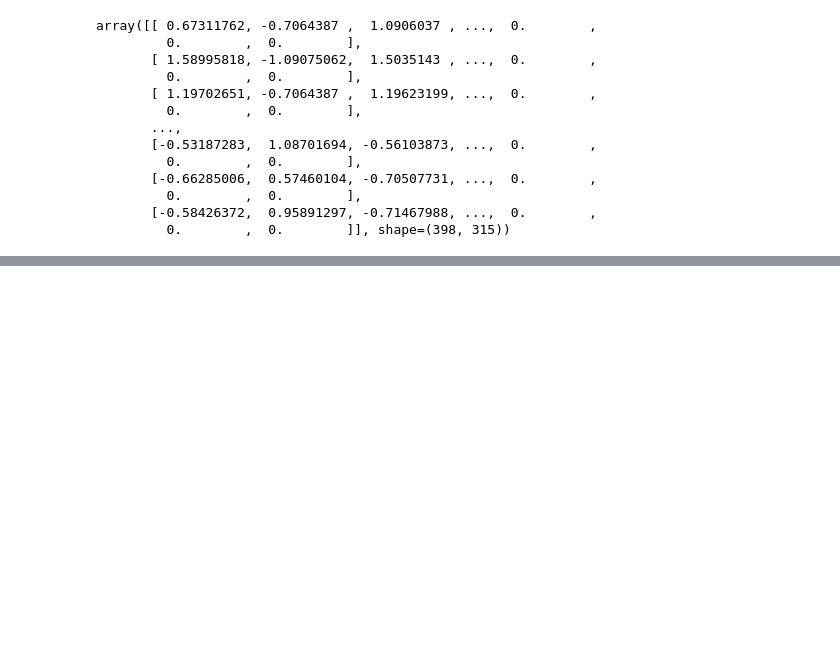
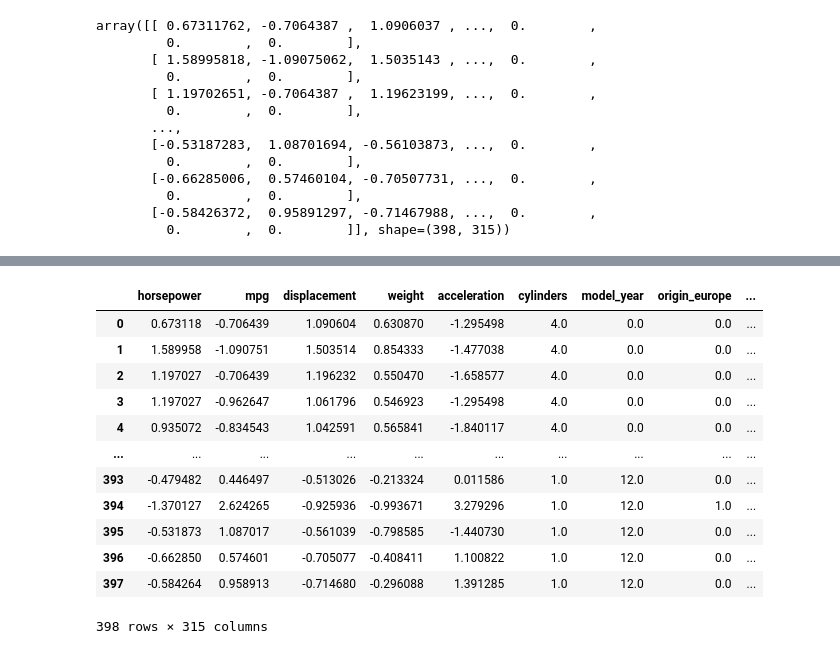
Before and after one commit to ManuelMF/College, a Jupyter notebook: PIA/Tema2/proves03.ipynb, the cells around one changed output, grey strips where cells are left out. Cells and saved outputs as stored; diff of their text form; code cells hidden in the pictures; blank space fills up the shorter version.

```diff
--- a/PIA/Tema2/feature engineering proves.ipynb
+++ b/PIA/Tema2/proves03.ipynb
@@ -111,0 +167,6 @@ pipe = Pipeline(steps=[
+# %%
+# ponemos la lista en orden
+columnes =['horsepower',"mpg", "displacement","weight", "acceleration"]
+columnes = np.append(columnes, ["cylinders", "model_year"])
+columnes = np.append(columnes, pipe['preprocessor']["categorical_nominal"].get_feature_names_out())
+columnes
@@ -111,0 +191,17 @@ pipe = Pipeline(steps=[
+# %%
+resultat.columns = columnes
+resultat
+# %% [output]
+|  | horsepower | mpg | displacement | weight | acceleration | cylinders | model_year | origin_europe | ... |
+| 0 | 0.673118 | -0.706439 | 1.090604 | 0.630870 | -1.295498 | 4.0 | 0.0 | 0.0 | ... |
+| 1 | 1.589958 | -1.090751 | 1.503514 | 0.854333 | -1.477038 | 4.0 | 0.0 | 0.0 | ... |
+| 2 | 1.197027 | -0.706439 | 1.196232 | 0.550470 | -1.658577 | 4.0 | 0.0 | 0.0 | ... |
+| 3 | 1.197027 | -0.962647 | 1.061796 | 0.546923 | -1.295498 | 4.0 | 0.0 | 0.0 | ... |
+| 4 | 0.935072 | -0.834543 | 1.042591 | 0.565841 | -1.840117 | 4.0 | 0.0 | 0.0 | ... |
+| ... | ... | ... | ... | ... | ... | ... | ... | ... | ... |
+| 393 | -0.479482 | 0.446497 | -0.513026 | -0.213324 | 0.011586 | 1.0 | 12.0 | 0.0 | ... |
+| 394 | -1.370127 | 2.624265 | -0.925936 | -0.993671 | 3.279296 | 1.0 | 12.0 | 1.0 | ... |
+| 395 | -0.531873 | 1.087017 | -0.561039 | -0.798585 | -1.440730 | 1.0 | 12.0 | 0.0 | ... |
+| 396 | -0.662850 | 0.574601 | -0.705077 | -0.408411 | 1.100822 | 1.0 | 12.0 | 0.0 | ... |
+| 397 | -0.584264 | 0.958913 | -0.714680 | -0.296088 | 1.391285 | 1.0 | 12.0 | 0.0 | ... |
+398 rows × 315 columns
```
Also changed, not shown: parts of 4 cells of this notebook, 6 other files.
